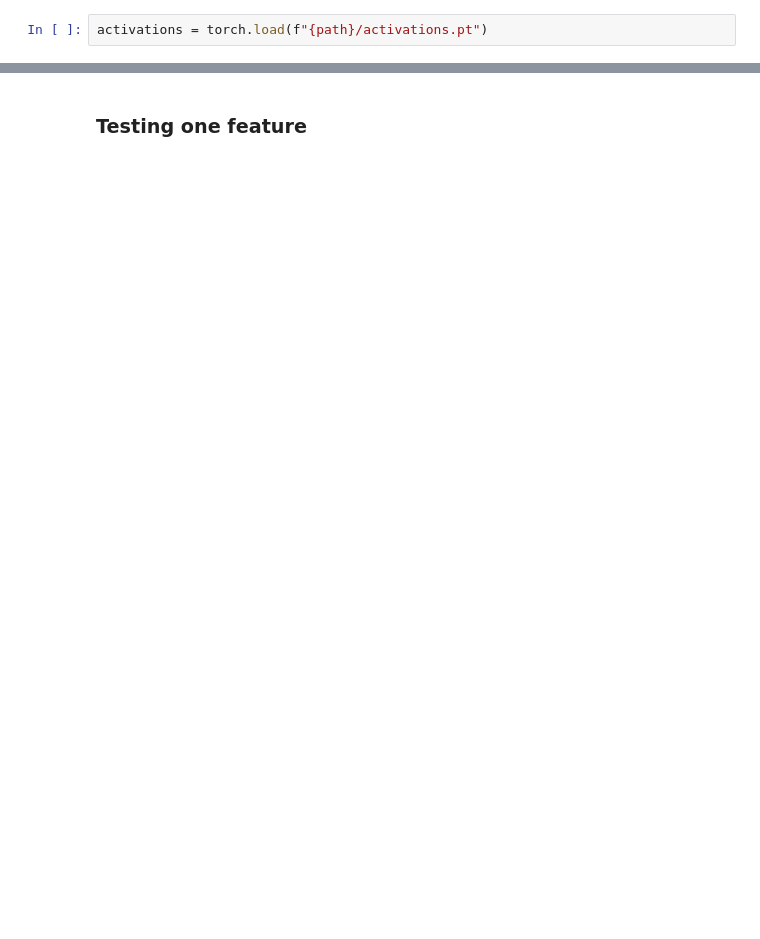
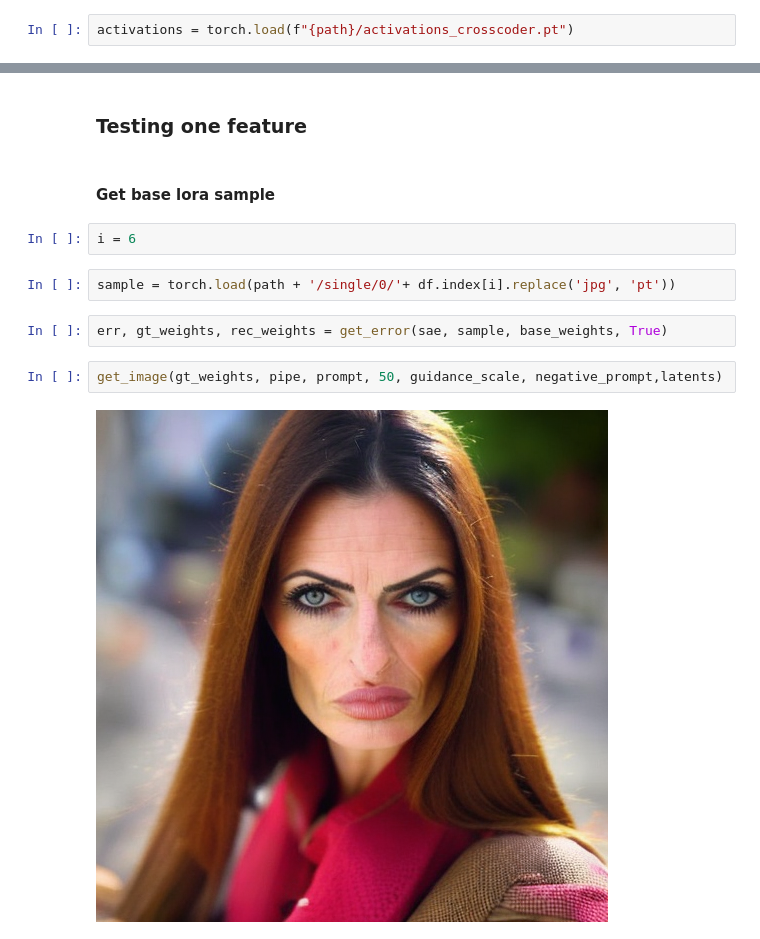
Before and after one commit to kzkwoka/w2w, a Jupyter notebook: notebooks/6_classifier.ipynb, the cells around one changed output, grey strips where cells are left out. Cells and saved outputs as stored; diff of their text form; blank space fills up the shorter version.

```diff
--- a/notebooks/6_classifier.ipynb
+++ b/notebooks/6_classifier.ipynb
@@ -85,4 +43,4 @@ ddim_steps = 50
 # %%
 !python notebooks/collect_activations.py
 # %%
-activations = torch.load(f"{path}/activations.pt")
+activations = torch.load(f"{path}/activations_crosscoder.pt")
@@ -237,2 +150,14 @@ for w in weights:
 # %% [markdown]
 ### Testing one feature
+# %% [markdown]
+#### Get base lora sample
+# %%
+i = 6
+# %%
+sample = torch.load(path + '/single/0/'+ df.index[i].replace('jpg', 'pt'))
+# %%
+err, gt_weights, rec_weights = get_error(sae, sample, base_weights, True)
+# %%
+get_image(gt_weights, pipe, prompt, 50, guidance_scale, negative_prompt,latents)
+# %% [output]
+[figure, added]
```
Also changed, not shown: parts of 97 cells of this notebook, 3 other files.
